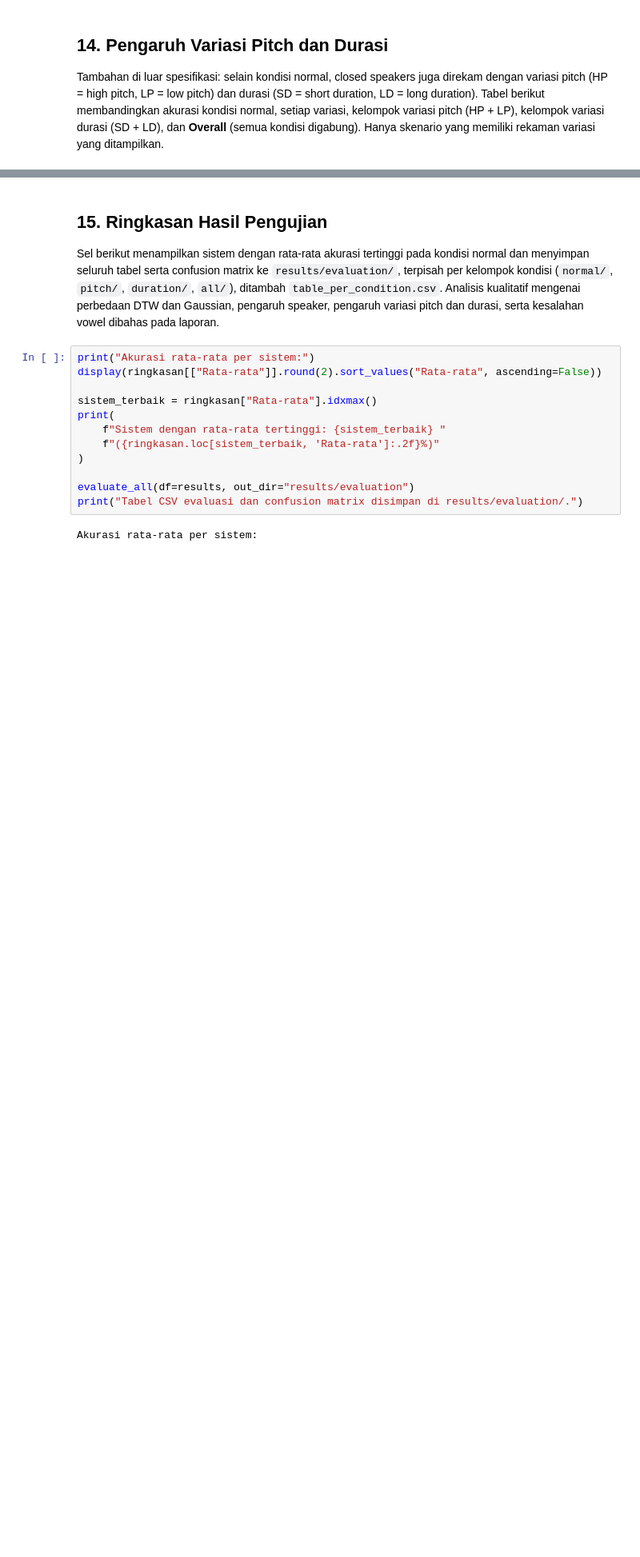
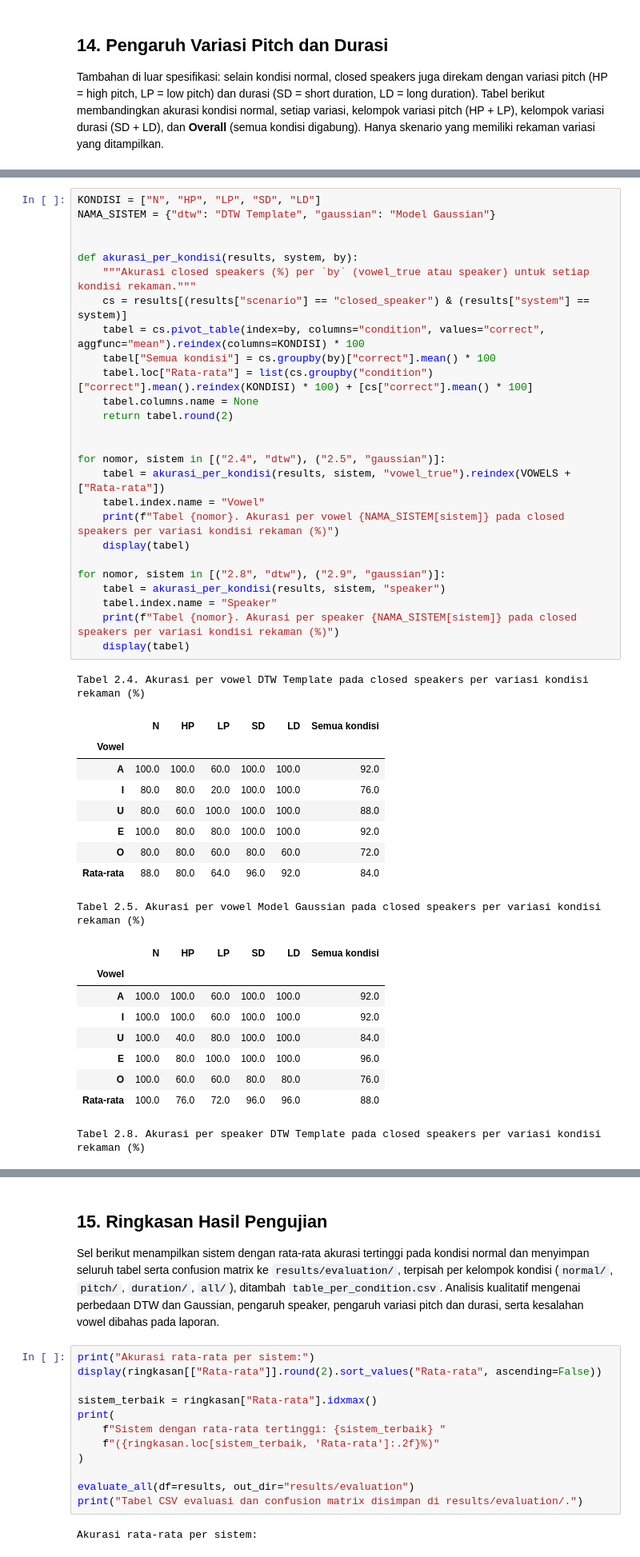
Before and after one commit to naomirisaka/Pengenalan_Vowel_Bahasa_Indonesia, a Jupyter notebook: main.ipynb, the cells around one changed output, grey strips where cells are left out. Shown at 80% size. Drawn from its saved outputs; the diff is of its cells as text; blank space fills up the shorter version.

Commit message:
feat: add per-condition tables and DTW variant cells to notebook

```diff
--- a/main.ipynb
+++ b/main.ipynb
@@ -736,0 +773,46 @@ Tabel Variasi. Akurasi Normal vs Variasi Pitch dan Durasi (%)
+# %%
+KONDISI = ["N", "HP", "LP", "SD", "LD"]
+NAMA_SISTEM = {"dtw": "DTW Template", "gaussian": "Model Gaussian"}
+
+
+def akurasi_per_kondisi(results, system, by):
+    """Akurasi closed speakers (%) per `by` (vowel_true atau speaker) untuk setiap kondisi rekaman."""
+    cs = results[(results["scenario"] == "closed_speaker") & (results["system"] == system)]
+    tabel = cs.pivot_table(index=by, columns="condition", values="correct", aggfunc="mean").reindex(columns=KONDISI) * 100
+    tabel["Semua kondisi"] = cs.groupby(by)["correct"].mean() * 100
+    tabel.loc["Rata-rata"] = list(cs.groupby("condition")["correct"].mean().reindex(KONDISI) * 100) + [cs["correct"].mean() * 100]
+    tabel.columns.name = None
+    return tabel.round(2)
+
+
+for nomor, sistem in [("2.4", "dtw"), ("2.5", "gaussian")]:
+    tabel = akurasi_per_kondisi(results, sistem, "vowel_true").reindex(VOWELS + ["Rata-rata"])
+    tabel.index.name = "Vowel"
+    print(f"Tabel {nomor}. Akurasi per vowel {NAMA_SISTEM[sistem]} pada closed speakers per variasi kondisi rekaman (%)")
+    display(tabel)
+
+for nomor, sistem in [("2.8", "dtw"), ("2.9", "gaussian")]:
+    tabel = akurasi_per_kondisi(results, sistem, "speaker")
+    tabel.index.name = "Speaker"
+    print(f"Tabel {nomor}. Akurasi per speaker {NAMA_SISTEM[sistem]} pada closed speakers per variasi kondisi rekaman (%)")
+    display(tabel)
+# %% [output]
+Tabel 2.4. Akurasi per vowel DTW Template pada closed speakers per variasi kondisi rekaman (%)
+|  | N | HP | LP | SD | LD | Semua kondisi |
+| Vowel |  |  |  |  |  |  |
+| A | 100.0 | 100.0 | 60.0 | 100.0 | 100.0 | 92.0 |
+| I | 80.0 | 80.0 | 20.0 | 100.0 | 100.0 | 76.0 |
+| U | 80.0 | 60.0 | 100.0 | 100.0 | 100.0 | 88.0 |
+| E | 100.0 | 80.0 | 80.0 | 100.0 | 100.0 | 92.0 |
+| O | 80.0 | 80.0 | 60.0 | 80.0 | 60.0 | 72.0 |
+| Rata-rata | 88.0 | 80.0 | 64.0 | 96.0 | 92.0 | 84.0 |
+Tabel 2.5. Akurasi per vowel Model Gaussian pada closed speakers per variasi kondisi rekaman (%)
+|  | N | HP | LP | SD | LD | Semua kondisi |
+| Vowel |  |  |  |  |  |  |
+| A | 100.0 | 100.0 | 60.0 | 100.0 | 100.0 | 92.0 |
+| I | 100.0 | 100.0 | 60.0 | 100.0 | 100.0 | 92.0 |
+| U | 100.0 | 40.0 | 80.0 | 100.0 | 100.0 | 84.0 |
+| E | 100.0 | 80.0 | 100.0 | 100.0 | 100.0 | 96.0 |
+| O | 100.0 | 60.0 | 60.0 | 80.0 | 80.0 | 76.0 |
+| Rata-rata | 100.0 | 76.0 | 72.0 | 96.0 | 96.0 | 88.0 |
+Tabel 2.8. Akurasi per speaker DTW Template pada closed speakers per variasi kondisi rekaman (%)
```
Also changed, not shown: parts of 4 cells of this notebook.
